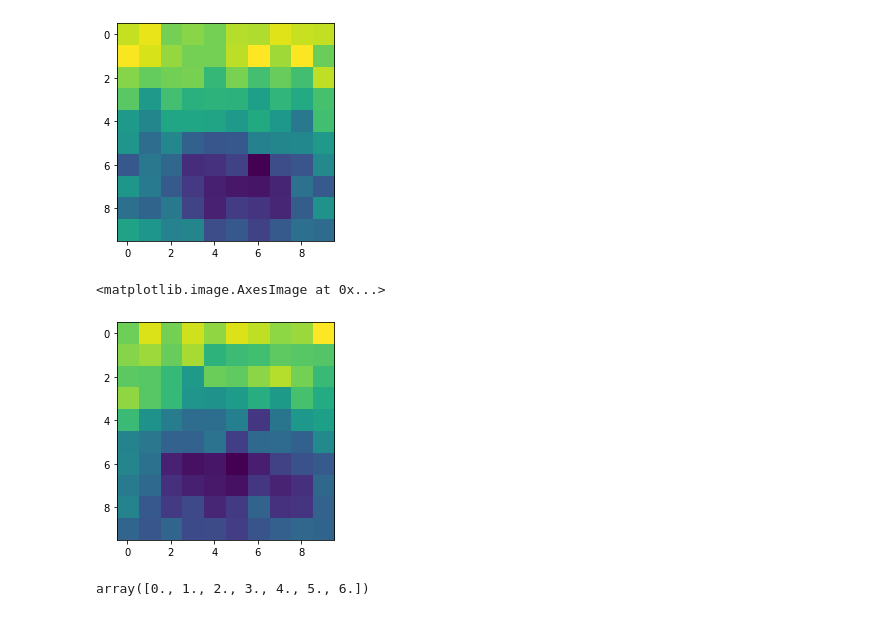
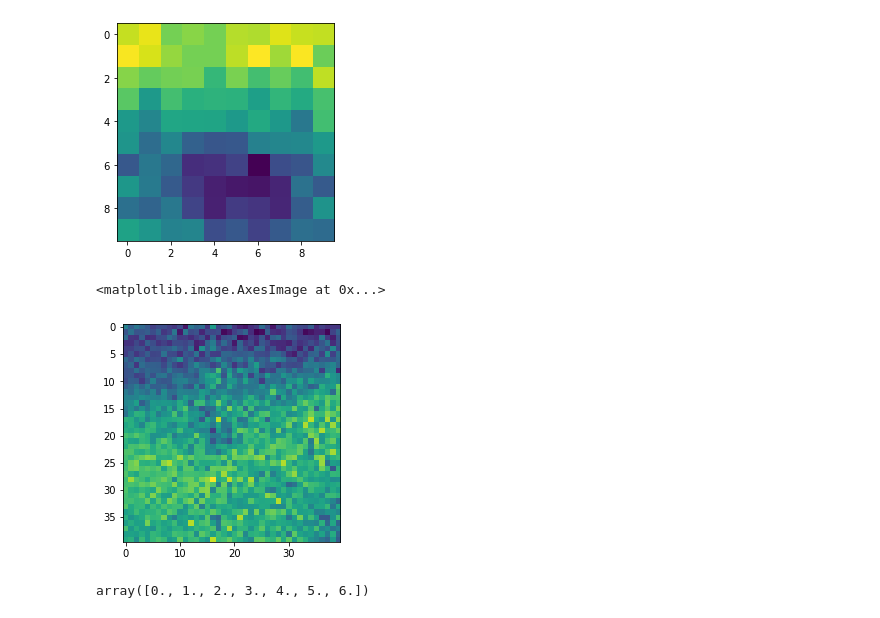
Before and after one commit to Sulla2012/ml-clusters, a Jupyter notebook: stamper_full.ipynb, the cells around one changed output. Drawn from its saved outputs; the diff is of its cells as text; code cells hidden in the pictures.

```diff
--- a/stamper_full.ipynb
+++ b/stamper_full.ipynb
@@ -49,12 +52,12 @@ from stamping_utils import autotiler, getTileCoordsDict, make_jpg, normalize_map
 # %%
 tileDefinitions = {"mask": '/project/s/sievers/kaper/mlclusters/ml-clusters/DR5_cluster-search-area-mask_v1.0.fits',
-                  "targetTileWidthDeg": 5.0,
-                  "targetTileHeightDeg": 5.0}
+                  "targetTileWidthDeg": 1.0,
+                  "targetTileHeightDeg": 1.0}
 hdu = fits.open('./DR5_cluster-search-area-mask_v1.0.fits')
 mask = hdu[1].data
 wcs_mask = astWCS.WCS(hdu[1].header,mode="pyfits")
 w = WCS(hdu[1].header)
-tileOverlapDeg = 1
+tileOverlapDeg = 0.5
 # %%
 tilelist = autotiler(mask,wcs_mask,tileDefinitions["targetTileWidthDeg"],tileDefinitions["targetTileHeightDeg"])
 # %%
@@ -169,8 +166,39 @@ with np.load(path+'freq_tiles/'+tile+'.npz') as data:
-# %%
-plt.imshow(img[835:845,380:390, 0])
-# %% [output]
-<matplotlib.image.AxesImage at 0x...>
-[figure, removed]
+# %%
+for i in range(len(ras)):
+    offset_ra, offset_dec = np.random.rand()*5*u.arcmin, np.random.rand()*5*u.arcmin
+    ra_cent = ras[i]*u.deg+offset_ra
+    dec_cent = decs[i]*u.deg+offset_dec
+
+    ra_min, ra_max = ra_cent - 10*u.arcmin, ra_cent + 10*u.arcmin
+    dec_min, dec_max = dec_cent - 10*u.arcmin, dec_cent + 10*u.arcmin
+
+    if ra_max < ra_min:
+        ra_min -= 360
+
+    box = np.array([[dec_min.value, ra_min.value],[dec_max.value, ra_max.value]]) * utils.degree
+    #c1 = SkyCoord(ra_min, dec_min, frame='icrs', unit='deg')
+    #c2 = SkyCoord(ra_max, dec_max, frame='icrs', unit='deg')
+
+    #print(dec_min, dec_max)
+    #print(c1.ra.hms, c2.ra.hms)
+    #print(box)
+    #Make jpg of box
+    jpg, cur_wcs = make_jpg('/home/r/rbond/sigurdkn/project/actpol/map_coadd/20211219/release/', box)
+    if type(jpg) == int: continue
+    #plt.imshow(jpg[...,0])
+    #plt.show()
+    #plt.close()
+    #im = Image.fromarray(jpg, 'RGB')
+    #im.save("/project/r/rbond/jorlo/datasets/ACT_tiles/freq_tiles/{}.jpg".format(key))
+    np.savez_compressed("/project/r/rbond/jorlo/datasets/ACT_tiles/indv_freq_tiles/{}".format(str(i).zfill(4)), jpg)
+    mask = make_mask(jpg, act_catalog, [[ra_min.value, ra_max.value], [dec_min.value, dec_max.value]], cur_wcs, size = 4.8)
+    #print(mask.shape)
+    np.savez_compressed("/project/r/rbond/jorlo/datasets/ACT_tiles/indv_masks/{}_mask".format(str(i).zfill(4)), mask)
+# %%
+plt.imshow(jpg[...,1])
+# %% [output]
+<matplotlib.image.AxesImage at 0x...>
+[figure, added]
 # %%
 with np.load("/project/r/rbond/jorlo/datasets/ACT_tiles/masks/{}_mask.npz".format(key)) as data:
         mask_load = data['arr_0']
```
Also changed, not shown: parts of 17 cells of this notebook.
